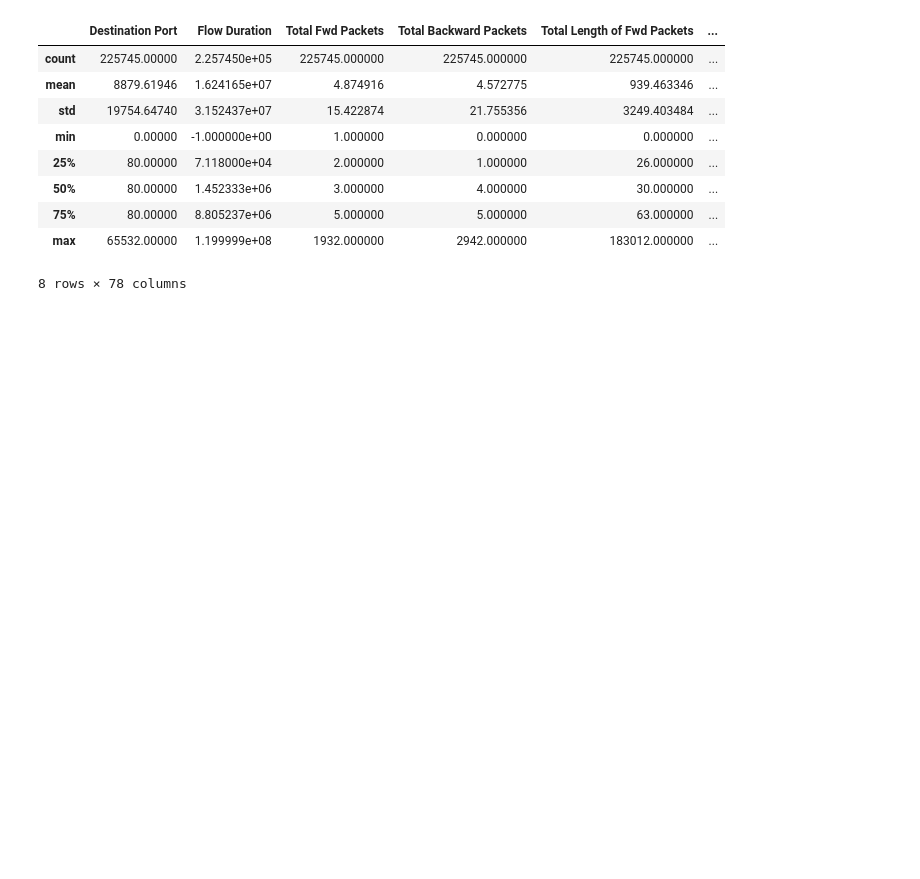
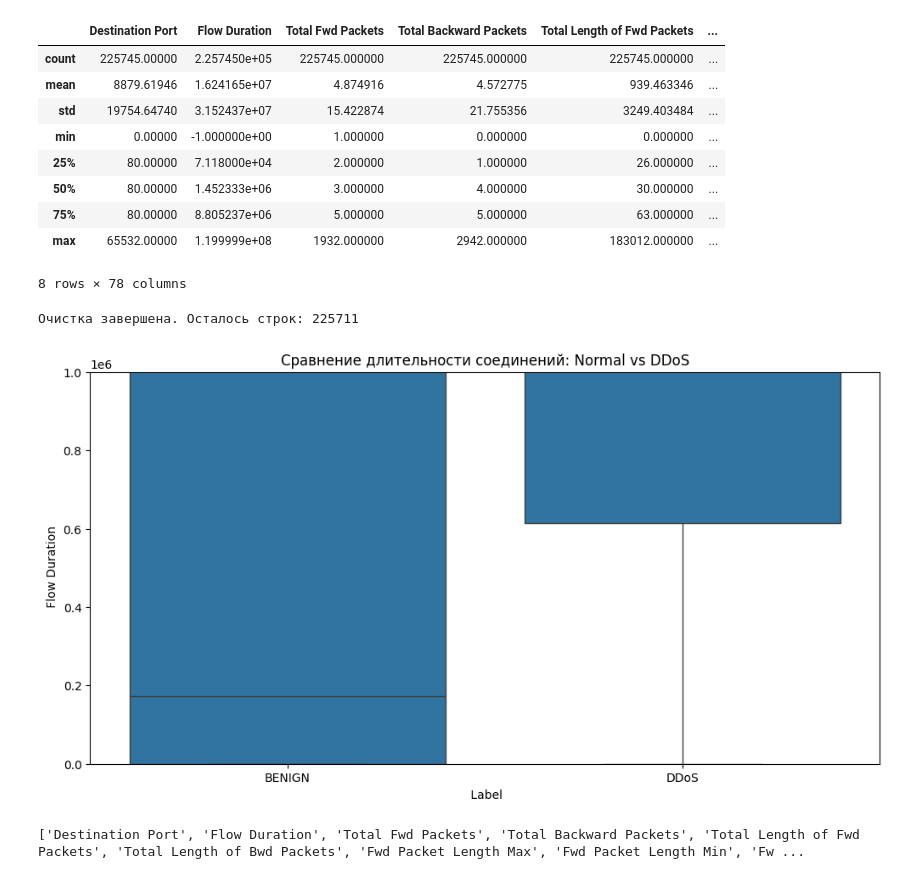
Before and after one commit to nuassensei/NetworkAnomalyDetection, a Jupyter notebook: analysis.ipynb, the cells around one changed output. Saved outputs shown, nothing was run; the diff lists cells and outputs as text; code cells hidden in the pictures; blank space fills up the shorter version.

```diff
--- a/analysis.ipynb
+++ b/analysis.ipynb
@@ -89,3 +89,36 @@ Name: count, dtype: int64
 | 75% | 80.00000 | 8.805237e+06 | 5.000000 | 5.000000 | 63.000000 | ... |
 | max | 65532.00000 | 1.199999e+08 | 1932.000000 | 2942.000000 | 183012.000000 | ... |
 8 rows × 78 columns
+# %%
+import numpy as np
+
+df_ids.replace([np.inf, -np.inf], np.nan, inplace = True)
+
+df_ids.dropna(inplace=True)
+
+print(f"Очистка завершена. Осталось строк: {len(df_ids)}")
+# %% [output]
+Очистка завершена. Осталось строк: 225711
+# %%
+import seaborn as sns
+import matplotlib.pyplot as plt
+
+# Берем только два типа для сравнения
+plt.figure(figsize=(12, 6))
+
+# Рисуем распределение длительности потока для BENIGN и DDoS
+# Ограничим до 1 000 000, чтобы график был понятным
+sns.boxplot(x=' Label', y=' Flow Duration', data=df_ids)
+plt.ylim(0, 1000000)
+plt.title("Сравнение длительности соединений: Normal vs DDoS")
+plt.show()
+# %% [output]
+[figure, added]
+# %%
+# Удаляем лишние пробелы из названий всех колонок
+df_ids.columns = df_ids.columns.str.strip()
+
+# Проверим, как теперь называются наши колонки (пробелов быть не должно)
+print(df_ids.columns.tolist())
+# %% [output]
+['Destination Port', 'Flow Duration', 'Total Fwd Packets', 'Total Backward Packets', 'Total Length of Fwd Packets', 'Total Length of Bwd Packets', 'Fwd Packet Length Max', 'Fwd Packet Length Min', 'Fw ...
```
Also changed, not shown: parts of 1 cell of this notebook.
